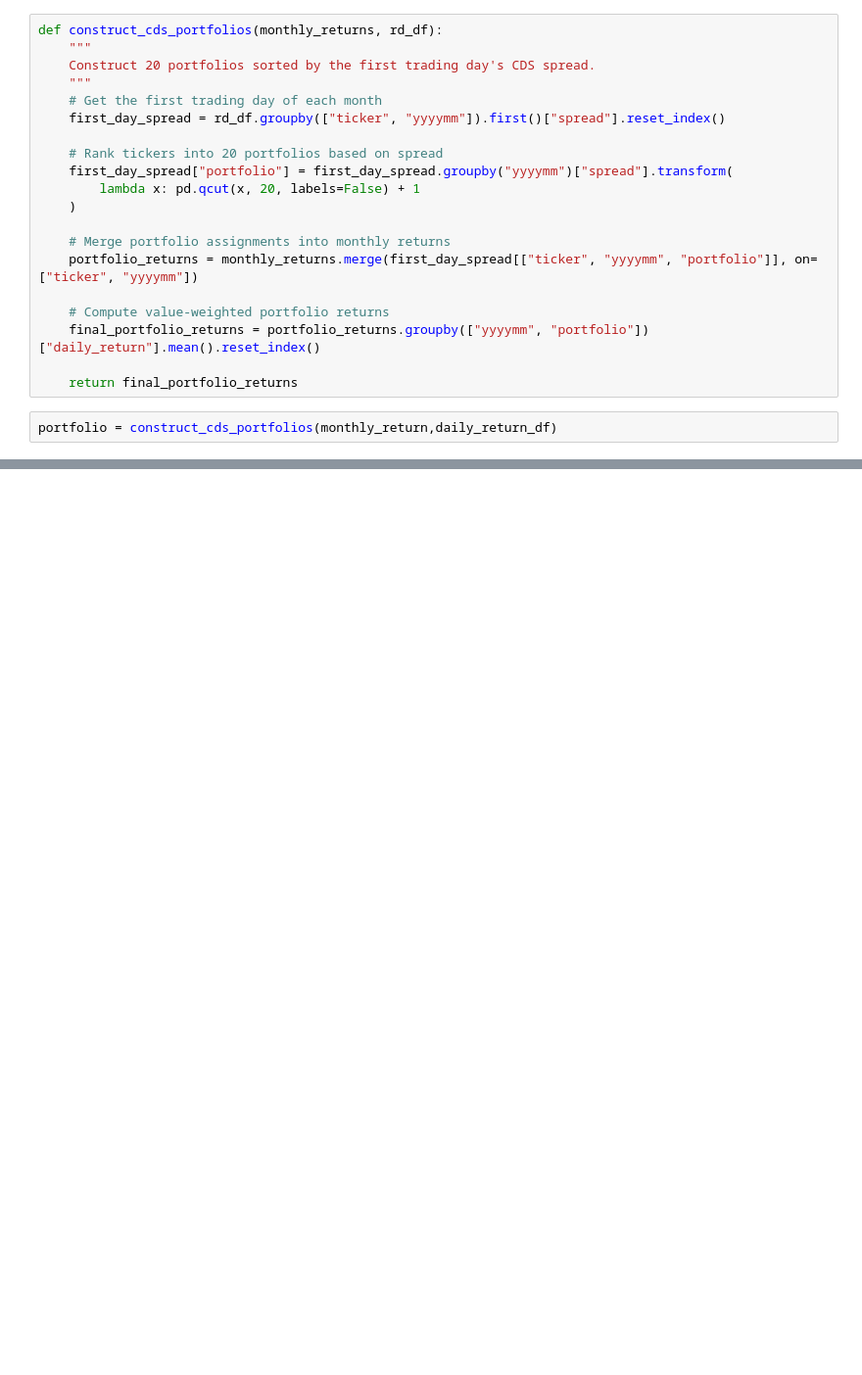
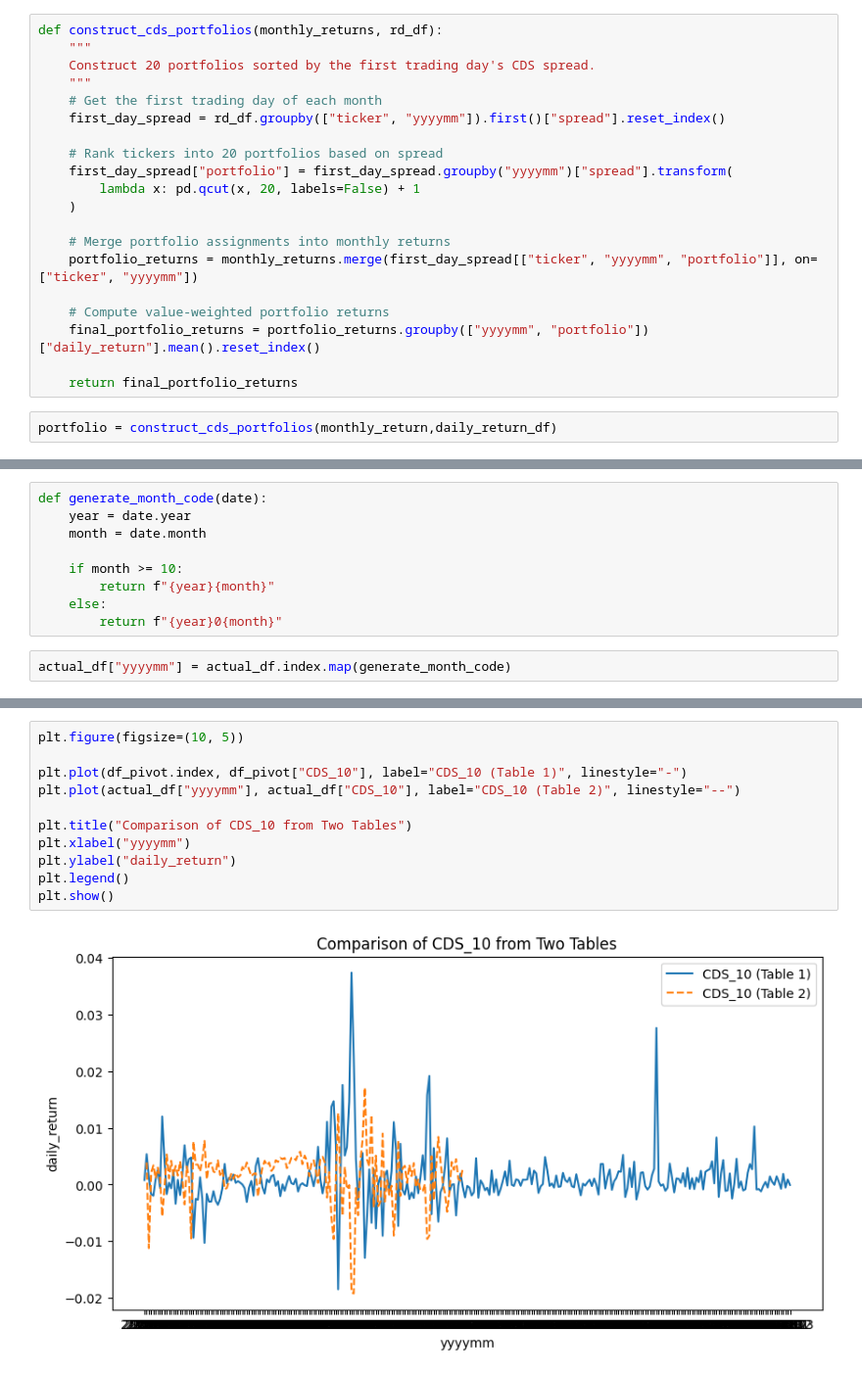
Before and after one commit to ygxu01/credit-default-swap-returns-replication, a Jupyter notebook: src/demo.ipynb, the cells around one changed output, grey strips where cells are left out. Shown at 98% size. Saved outputs shown, nothing was run; the diff lists cells and outputs as text; blank space fills up the shorter version.

```diff
--- a/src/demo.ipynb
+++ b/src/demo.ipynb
@@ -231,0 +289,11 @@ AttributeError: module 'matplotlib' has no attribute 'line'
+# %%
+def generate_month_code(date):
+    year = date.year
+    month = date.month
+
+    if month >= 10:
+        return f"{year}{month}"
+    else:
+        return f"{year}0{month}"
+# %%
+actual_df["yyyymm"] = actual_df.index.map(generate_month_code)
@@ -231,0 +317,13 @@ AttributeError: module 'matplotlib' has no attribute 'line'
+# %%
+plt.figure(figsize=(10, 5))
+
+plt.plot(df_pivot.index, df_pivot["CDS_10"], label="CDS_10 (Table 1)", linestyle="-")
+plt.plot(actual_df["yyyymm"], actual_df["CDS_10"], label="CDS_10 (Table 2)", linestyle="--")
+
+plt.title("Comparison of CDS_10 from Two Tables")
+plt.xlabel("yyyymm")
+plt.ylabel("daily_return")
+plt.legend()
+plt.show()
+# %% [output]
+[figure, added]
```
Also changed, not shown: parts of 10 cells of this notebook, 23 other files.
